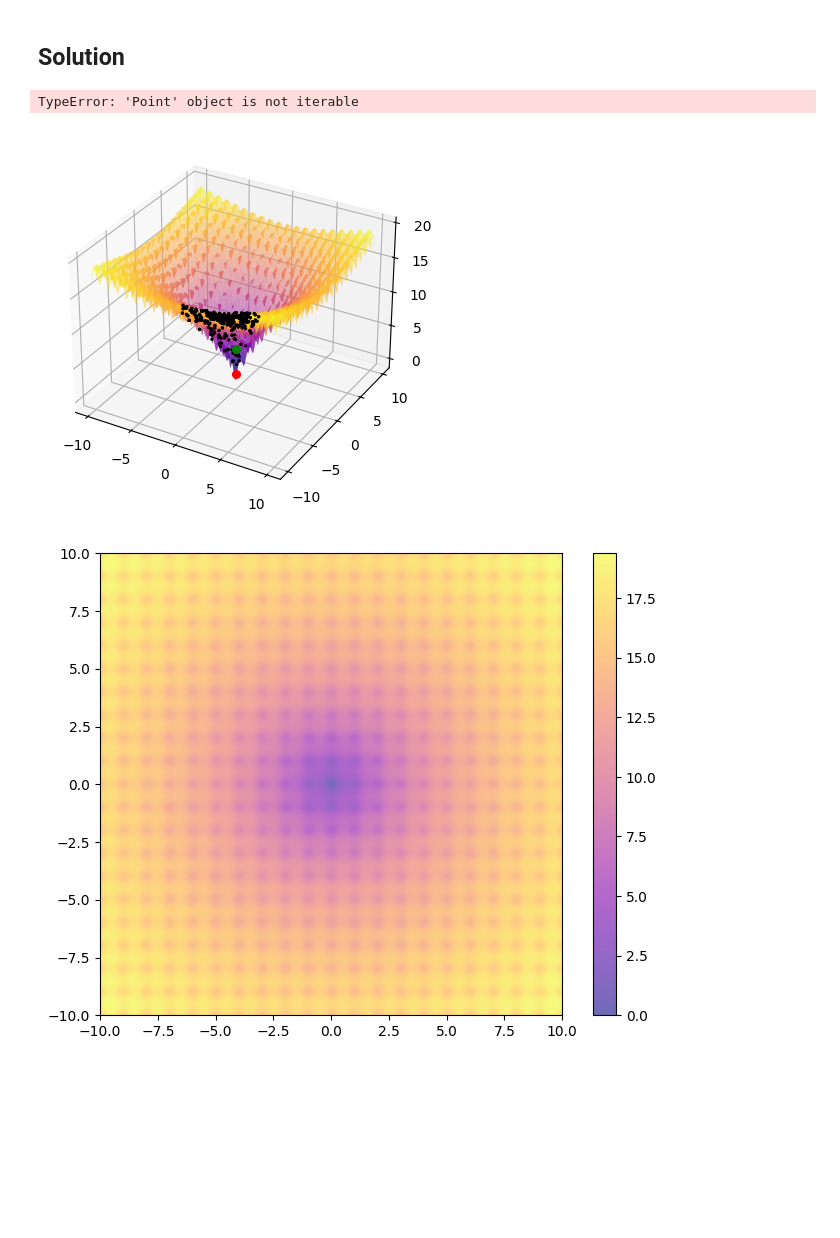
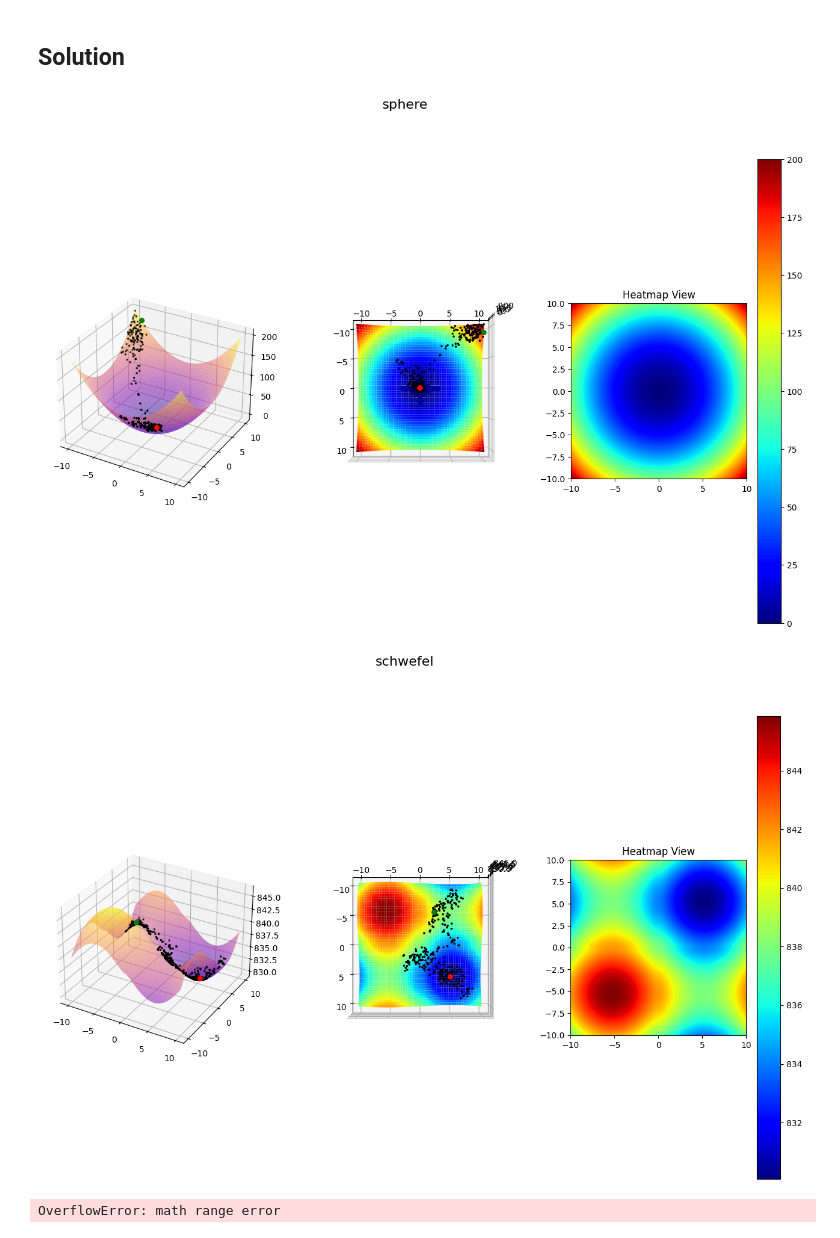
Before and after one commit to JersyJ/BIA-subject, a Jupyter notebook: CV3/main.ipynb, the cells around one changed output. Saved outputs shown, nothing was run; the diff lists cells and outputs as text; code cells hidden in the pictures; blank space fills up the shorter version.

```diff
--- a/CV3/main.ipynb
+++ b/CV3/main.ipynb
@@ -80,36 +80,32 @@ class Solution:
         # Generate Z coordinate from given function
         self.surface_z = self.function(self.surface_x, self.surface_y)
         self.init_plot()
-        self.init_heat_map()
+        self.init_plot2()
 
     def init_plot(self):
         self.figure = pyplot.figure(figsize=(16,10))
         self.plot = self.figure.add_subplot(131, projection=self.dimension, computed_zorder=False)
-        self.plot.plot_surface(self.surface_x, self.surface_y, self.surface_z, cmap='plasma', alpha=0.5, zorder=1)
+        self.plot.plot_surface(self.surface_x, self.surface_y, self.surface_z, cmap="plasma", alpha=0.5, zorder=1)
 
     def plot_points(self, points, color="black", size:int=2, zorder:int=2):
-        # Extract x, y, z coordinates from points
         x_points = [point.x for point in points]
         y_points = [point.y for point in points]
         z_points = [point.z for point in points]
         self.plot.scatter(x_points, y_points, z_points, c=color, s=size, zorder=zorder)
+        self.plot2.scatter(x_points, y_points, z_points, c=color, s=size, zorder=zorder)
 
-    def init_heat_map(self):
-        # Create a figure for the heat map
-        self.heatmap_figure = pyplot.figure(figsize=(8, 6))
-        self.heatmap_plot = self.heatmap_figure.add_subplot(111)
 
-        # Generate heatmap of the surface_z function values
-        heat_map = self.heatmap_plot.imshow(self.surface_z, extent=(self.lower_bound, self.upper_bound, self.lower_bound, self.upper_bound), origin='lower', cmap='plasma', alpha=0.6)
+    def init_plot2(self):
+        self.plot2 = self.figure.add_subplot(132, projection=self.dimension, computed_zorder=False)
+        self.plot2.plot_surface(self.surface_x, self.surface_y, self.surface_z, cmap="jet", alpha=1, zorder=1)
+        self.plot2.view_init(elev=90, azim=0, roll=0)
+        self.plot3 = self.figure.add_subplot(133)
+        # Display heatmap (2D view) using imshow
+        heatmap = self.plot3.imshow(self.surface_z, extent=[self.lower_bound, self.upper_bound, self.lower_bound, self.upper_bound],
+                                    origin='lower', cmap='jet', alpha=1)
+        self.figure.colorbar(heatmap, ax=self.plot3)  # Add color bar to show the scale
+        self.plot3.set_title('Heatmap View')
 
-        # Add a color bar to interpret the Z-values
-        self.heatmap_figure.colorbar(heat_map)
-
-    def plot_heat_map_points(self, points, color="black", size=10):
-        # Extract x, y coordinates from points and plot them on the heatmap
-        x_points = [point.x for point in points]
-        y_points = [point.y for point in points]
-        self.heatmap_plot.scatter(x_points, y_points, c=color, s=size)
 
     def simulated_annealing(self, initial_temperature: float, cooling_rate: float, minimum_temperature: float):
         # Generate random initial point and set it as current and best
@@ -145,46 +141,42 @@ class Solution:
             if np.random.random() < math.exp(-energy_difference / current_temperature):
                 current_point = Point(neighbor_x, neighbor_y, neighbor_z)
                 all_points.append(current_point)
 
             all_points.append(current_point)
 
             # Update the best point if necessary
             if current_point.z < best_point.z:
                 best_point = Point(current_point.x, current_point.y, current_point.z)
 
             # Cool down the temperature
             current_temperature *= cooling_rate
 
         return best_point, all_points, start_point
 
 
 functions = [
-    # Function.sphere,
-    # Function.schwefel,
-    # Function.rosenbrock,
-    # Function.rastrigin,
-    # Function.griewangk,
-    # Function.levy,
-    # Function.michalewicz,
-    # Function.zakharov,
+    Function.sphere,
+    Function.schwefel,
+    Function.rosenbrock,
+    Function.rastrigin,
+    Function.griewangk,
+    Function.levy,
+    Function.michalewicz,
+    Function.zakharov,
     Function.ackley
 ]
 
 # Iterate over each function and generate the graph
 for func in functions:
     solution = Solution(DIMENSION, LOWER_BOUND, UPPER_BOUND, POINT_SPACING, func)
+    solution.figure.suptitle(func.__name__, fontsize=16)
 
     sa_best_point, sa_all_points, sa_start_point = solution.simulated_annealing(200.0, 0.98, 0.1)
     solution.plot_points(sa_all_points, color='black', size=2, zorder=2)
     solution.plot_points([sa_best_point], color='red', size=30, zorder=3)
     solution.plot_points([sa_start_point], color='green', size=30, zorder=3)
-
-    solution.plot_heat_map_points(sa_all_points, color='black', size=10)  # Plot all points
-    solution.plot_heat_map_points([sa_start_point], color='green', size=50)  # Plot starting point
-    solution.plot_heat_map_points([sa_best_point], color='red', size=50)  # Plot the best point found
-
     pyplot.show()
 # %% [output]
-TypeError: 'Point' object is not iterable
-[figure, old version]
+[figure, new version]
-[figure, old version]
+[figure, new version]
+OverflowError: math range error
```
Also changed, not shown: parts of 1 cell of this notebook, 2 other files.
